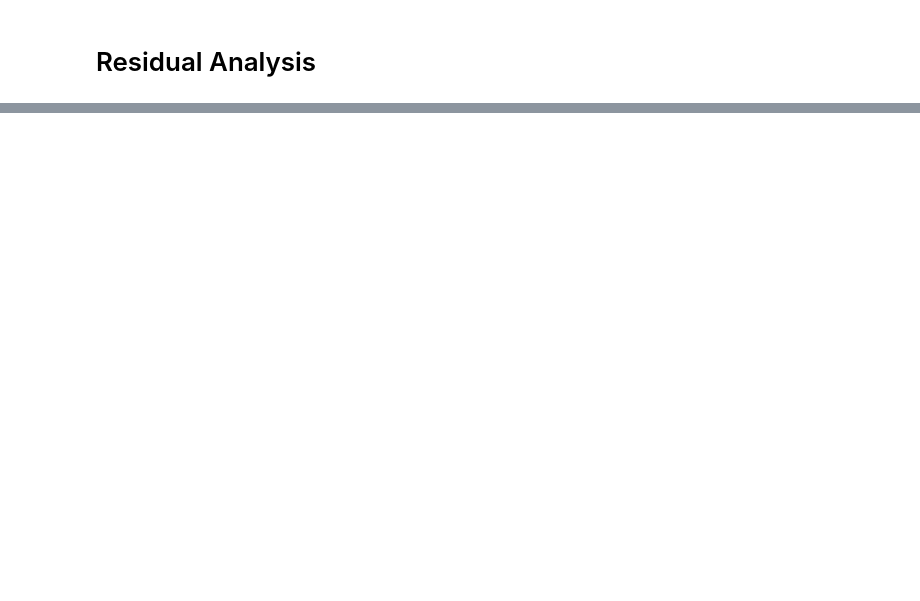
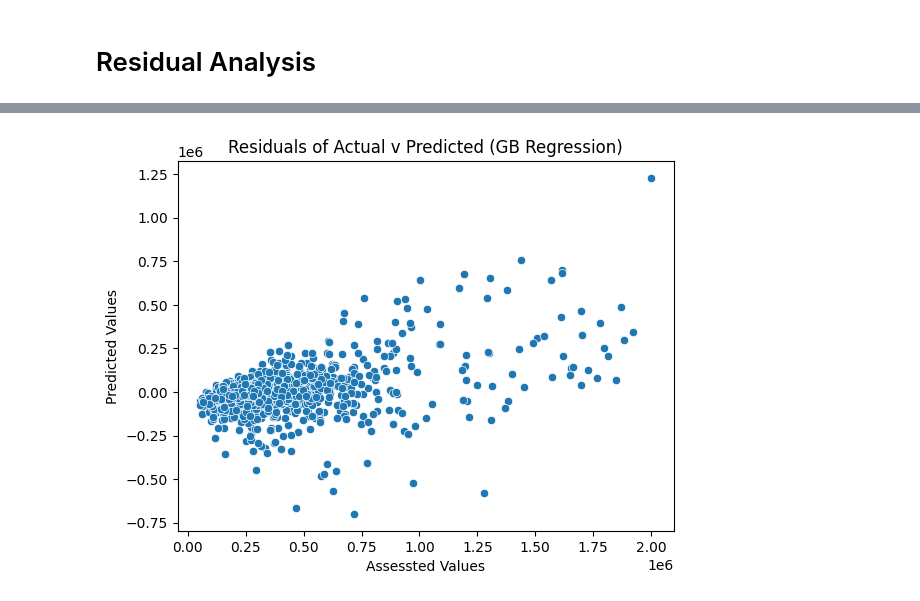
Before and after one commit to PorkChopExpress86/HouseProtestValues, a Jupyter notebook: HouseValues.ipynb, the cells around one changed output, grey strips where cells are left out. Cells and saved outputs as stored; diff of their text form; code cells hidden in the pictures; blank space fills up the shorter version.

```diff
--- a/HouseValues.ipynb
+++ b/HouseValues.ipynb
@@ -282,0 +415,8 @@ plt.show()
+# %%
+sns.scatterplot(gbr_residual_df, x="actual", y="residuals")
+plt.xlabel('Assessted Values')
+plt.ylabel('Predicted Values')
+plt.title('Residuals of Actual v Predicted (GB Regression)')
+plt.show()
+# %% [output]
+[figure, added]
```
Also changed, not shown: parts of 35 cells of this notebook.
